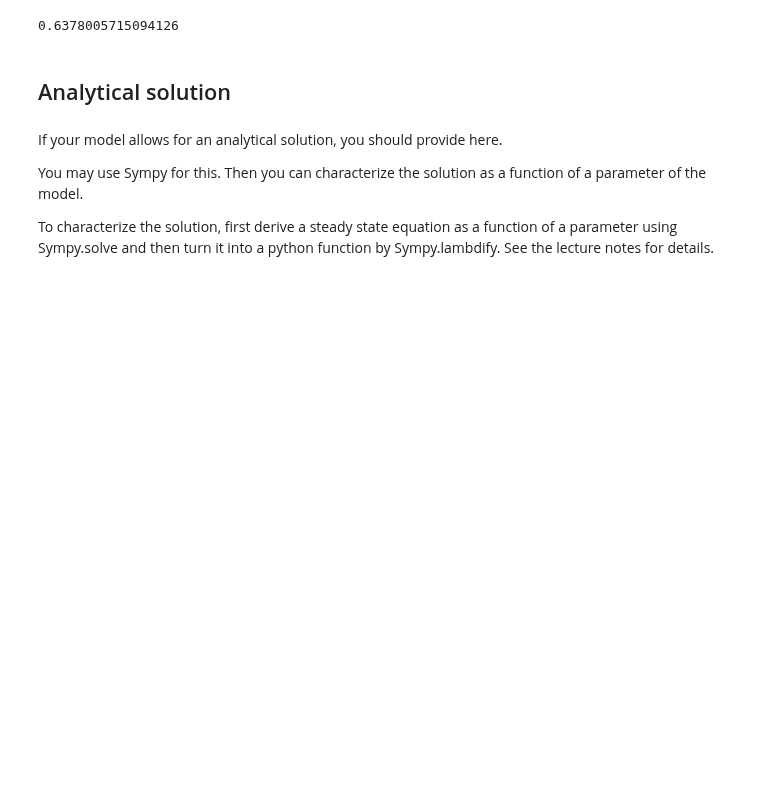
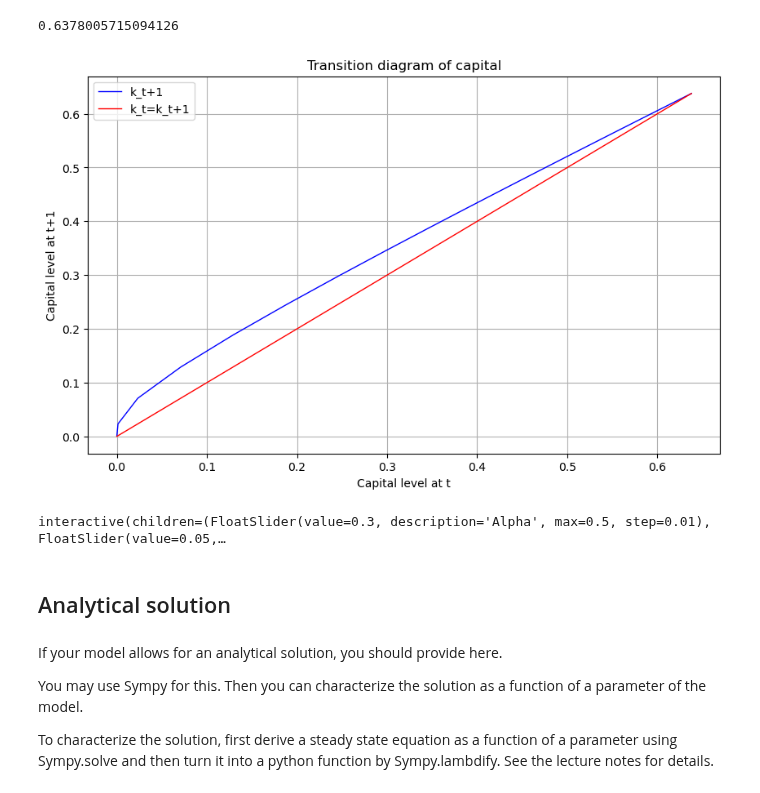
Before and after one commit to NumEconCopenhagen/projects-2024-malik-og-mads, a Jupyter notebook: modelproject/modelproject.ipynb, the cells around one changed output. Drawn from its saved outputs; the diff is of its cells as text; code cells hidden in the pictures; blank space fills up the shorter version.

```diff
--- a/modelproject/modelproject.ipynb
+++ b/modelproject/modelproject.ipynb
@@ -66,6 +83,14 @@ $$
 model1.ss_value()
 # %% [output]
 0.6378005715094126
+# %%
+model1.transition_diagram()
+# %% [output]
+[figure, added]
+# %%
+model1.interactive_plot()
+# %% [output]
+interactive(children=(FloatSlider(value=0.3, description='Alpha', max=0.5, step=0.01), FloatSlider(value=0.05,…
 # %% [markdown]
 ## Analytical solution
 # %% [markdown]
```
Also changed, not shown: parts of 1 cell of this notebook, 1 other file.
